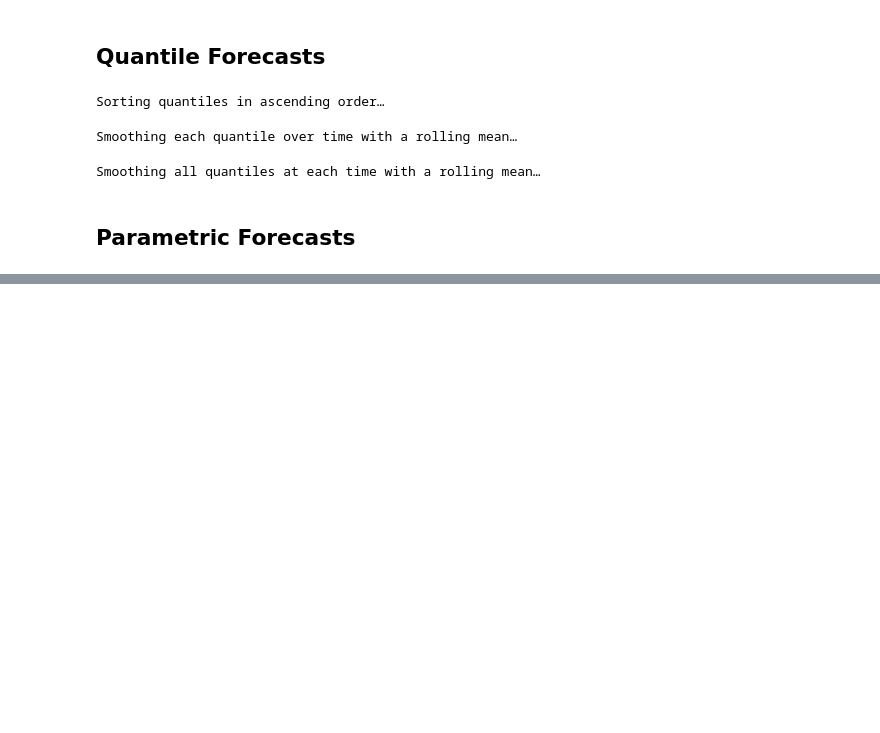
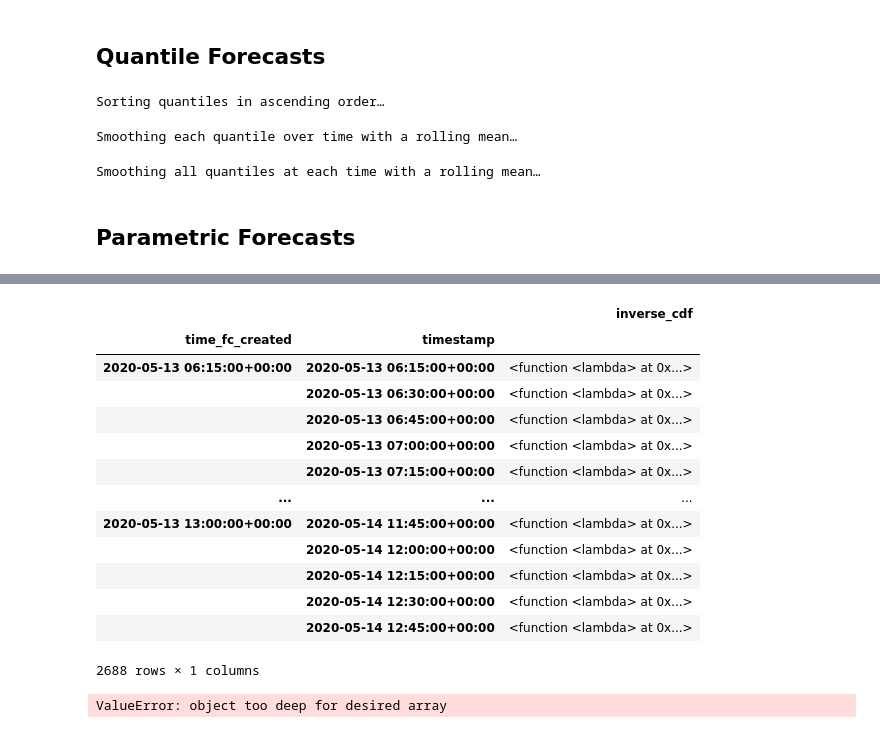
Before and after one commit to JaMoPinter/MPC-vs-RBC, a Jupyter notebook: 02_forecast/visualize_fc.ipynb, the cells around one changed output, grey strips where cells are left out. Saved outputs shown, nothing was run; the diff lists cells and outputs as text; code cells hidden in the pictures; blank space fills up the shorter version.

```diff
--- a/02_forecast/visualize_fc.ipynb
+++ b/02_forecast/visualize_fc.ipynb
@@ -65,0 +520,37 @@ Smoothing all quantiles at each time with a rolling mean…
+# %%
+inverse_cdf_df
+# %% [output]
+|  |  | inverse_cdf |
+| time_fc_created | timestamp |  |
+| 2020-05-13 06:15:00+00:00 | 2020-05-13 06:15:00+00:00 | <function <lambda> at 0x...> |
+|  | 2020-05-13 06:30:00+00:00 | <function <lambda> at 0x...> |
+|  | 2020-05-13 06:45:00+00:00 | <function <lambda> at 0x...> |
+|  | 2020-05-13 07:00:00+00:00 | <function <lambda> at 0x...> |
+|  | 2020-05-13 07:15:00+00:00 | <function <lambda> at 0x...> |
+| ... | ... | ... |
+| 2020-05-13 13:00:00+00:00 | 2020-05-14 11:45:00+00:00 | <function <lambda> at 0x...> |
+|  | 2020-05-14 12:00:00+00:00 | <function <lambda> at 0x...> |
+|  | 2020-05-14 12:15:00+00:00 | <function <lambda> at 0x...> |
+|  | 2020-05-14 12:30:00+00:00 | <function <lambda> at 0x...> |
+|  | 2020-05-14 12:45:00+00:00 | <function <lambda> at 0x...> |
+2688 rows × 1 columns
+# %%
+# use ps.crps_ensemble to calculate the CRPS for each row
+crps_values = []
+# iterate through each row of the dataframe
+for index, row in cdf_df.iterrows():
+    gt_value = gt.loc[index[1]]  # Get the ground truth value for the timestamp
+
+    # sample to approximate the CDF
+    sample_size = 1000
+    cdf = row['cdf']  # Get the CDF function for the row
+    uniform_samples = np.random.uniform(low=0, high=1, size=sample_size)
+
+    # get inverse sampling from the CDF
+
+
+    inverse_sampling = np.interp(uniform_samples, quant_levels, df.to_numpy(dtype=float))
+
+    #crps_values.append(sample)
+# %% [output]
+ValueError: object too deep for desired array
```
Also changed, not shown: parts of 43 cells of this notebook, 1 other file.
